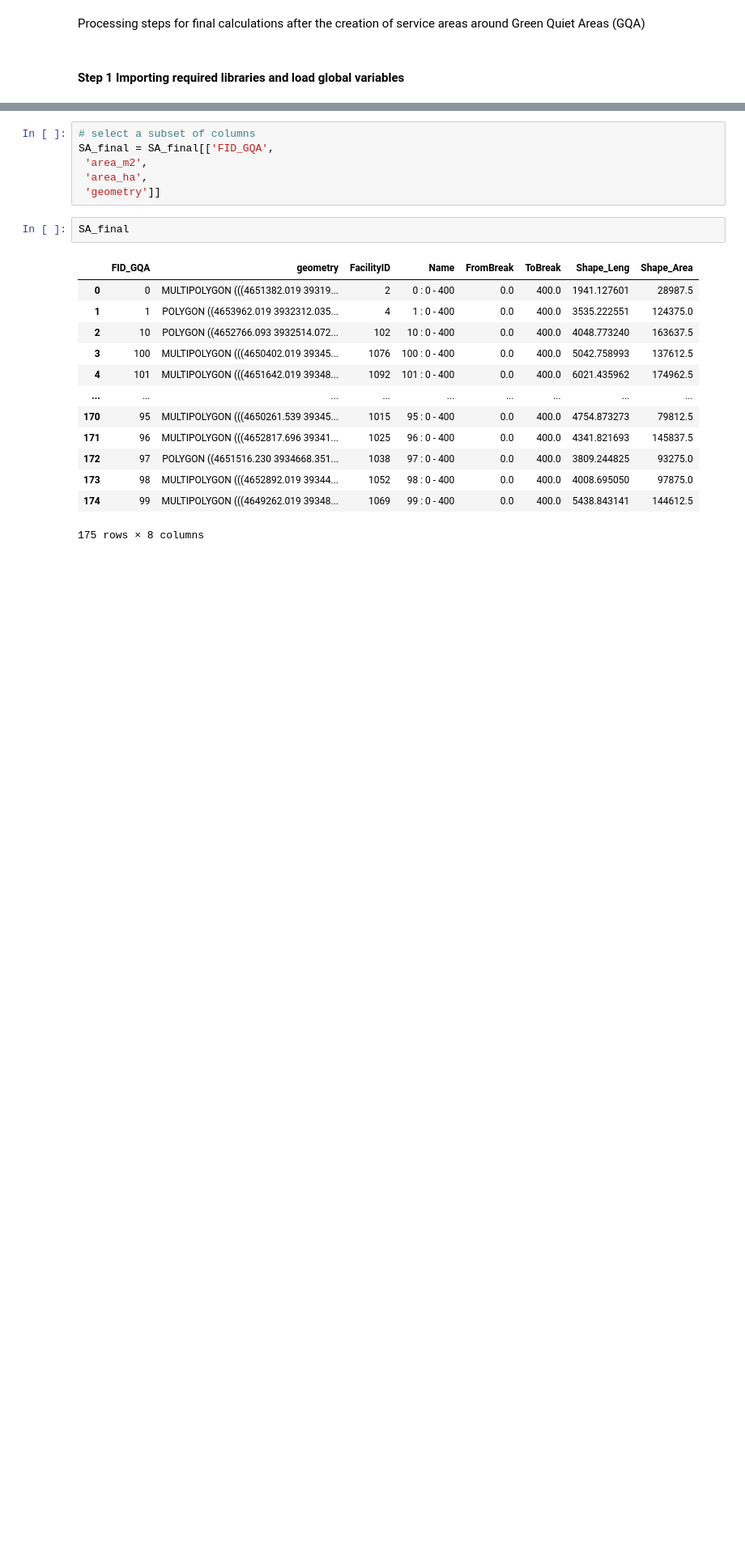
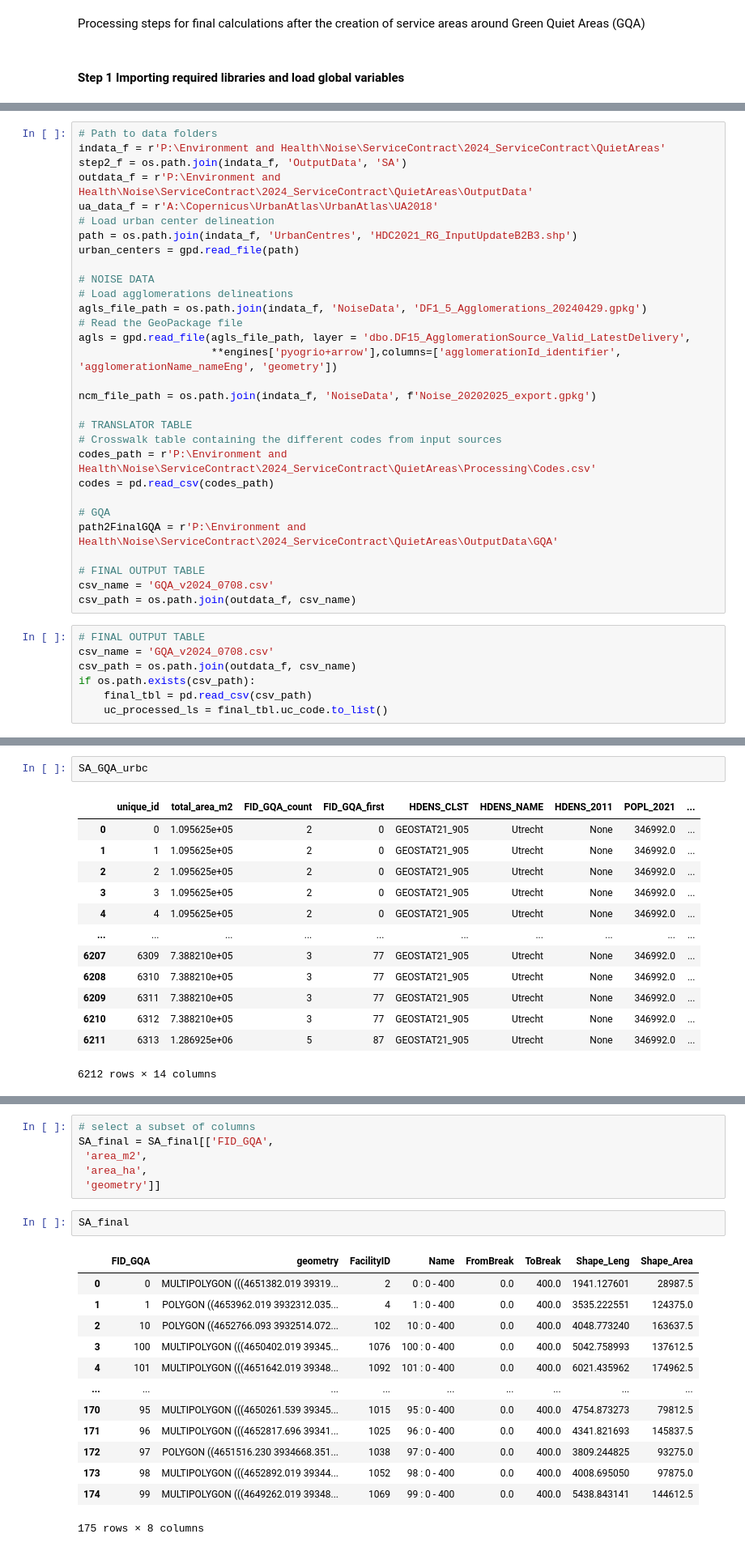
Before and after one commit to ubachr/GQA, a Jupyter notebook: dev/03_Postprocessing_SA_Calc_stats_August.ipynb, the cells around one changed output, grey strips where cells are left out. Shown: that part at 81% size. Cells and saved outputs as stored; diff of their text form; blank space fills up the shorter version.

Commit message:
final process for all created SAs

```diff
--- a/dev/03_Postprocessing_SA_Calc_stats_August.ipynb
+++ b/dev/03_Postprocessing_SA_Calc_stats_August.ipynb
@@ -29,0 +43,37 @@ outdata_f = r'P:\Environment and Health\Noise\ServiceContract\2024_ServiceContra
+# %%
+# Path to data folders
+indata_f = r'P:\Environment and Health\Noise\ServiceContract\2024_ServiceContract\QuietAreas'
+step2_f = os.path.join(indata_f, 'OutputData', 'SA')
+outdata_f = r'P:\Environment and Health\Noise\ServiceContract\2024_ServiceContract\QuietAreas\OutputData'
+ua_data_f = r'A:\Copernicus\UrbanAtlas\UrbanAtlas\UA2018'
+# Load urban center delineation
+path = os.path.join(indata_f, 'UrbanCentres', 'HDC2021_RG_InputUpdateB2B3.shp')
+urban_centers = gpd.read_file(path)
+
+# NOISE DATA
+# Load agglomerations delineations
+agls_file_path = os.path.join(indata_f, 'NoiseData', 'DF1_5_Agglomerations_20240429.gpkg')
+# Read the GeoPackage file
+agls = gpd.read_file(agls_file_path, layer = 'dbo.DF15_AgglomerationSource_Valid_LatestDelivery',
+                     **engines['pyogrio+arrow'],columns=['agglomerationId_identifier', 'agglomerationName_nameEng', 'geometry'])
+
+ncm_file_path = os.path.join(indata_f, 'NoiseData', f'Noise_20202025_export.gpkg')
+
+# TRANSLATOR TABLE
+# Crosswalk table containing the different codes from input sources
+codes_path = r'P:\Environment and Health\Noise\ServiceContract\2024_ServiceContract\QuietAreas\Processing\Codes.csv'
+codes = pd.read_csv(codes_path)
+
+# GQA
+path2FinalGQA = r'P:\Environment and Health\Noise\ServiceContract\2024_ServiceContract\QuietAreas\OutputData\GQA'
+
+# FINAL OUTPUT TABLE
+csv_name = 'GQA_v2024_0708.csv'
+csv_path = os.path.join(outdata_f, csv_name)
+# %%
+# FINAL OUTPUT TABLE
+csv_name = 'GQA_v2024_0708.csv'
+csv_path = os.path.join(outdata_f, csv_name)
+if os.path.exists(csv_path):
+    final_tbl = pd.read_csv(csv_path)
+    uc_processed_ls = final_tbl.uc_code.to_list()
@@ -71,0 +242,16 @@ for sa_name in SA_ls[:1]:
+# %%
+SA_GQA_urbc
+# %% [output]
+|  | unique_id | total_area_m2 | FID_GQA_count | FID_GQA_first | HDENS_CLST | HDENS_NAME | HDENS_2011 | POPL_2021 | ... |
+| 0 | 0 | 1.095625e+05 | 2 | 0 | GEOSTAT21_905 | Utrecht | None | 346992.0 | ... |
+| 1 | 1 | 1.095625e+05 | 2 | 0 | GEOSTAT21_905 | Utrecht | None | 346992.0 | ... |
+| 2 | 2 | 1.095625e+05 | 2 | 0 | GEOSTAT21_905 | Utrecht | None | 346992.0 | ... |
+| 3 | 3 | 1.095625e+05 | 2 | 0 | GEOSTAT21_905 | Utrecht | None | 346992.0 | ... |
+| 4 | 4 | 1.095625e+05 | 2 | 0 | GEOSTAT21_905 | Utrecht | None | 346992.0 | ... |
+| ... | ... | ... | ... | ... | ... | ... | ... | ... | ... |
+| 6207 | 6309 | 7.388210e+05 | 3 | 77 | GEOSTAT21_905 | Utrecht | None | 346992.0 | ... |
+| 6208 | 6310 | 7.388210e+05 | 3 | 77 | GEOSTAT21_905 | Utrecht | None | 346992.0 | ... |
+| 6209 | 6311 | 7.388210e+05 | 3 | 77 | GEOSTAT21_905 | Utrecht | None | 346992.0 | ... |
+| 6210 | 6312 | 7.388210e+05 | 3 | 77 | GEOSTAT21_905 | Utrecht | None | 346992.0 | ... |
+| 6211 | 6313 | 1.286925e+06 | 5 | 87 | GEOSTAT21_905 | Utrecht | None | 346992.0 | ... |
+6212 rows × 14 columns
```
Also changed, not shown: parts of 14 cells of this notebook, 4 other files.
